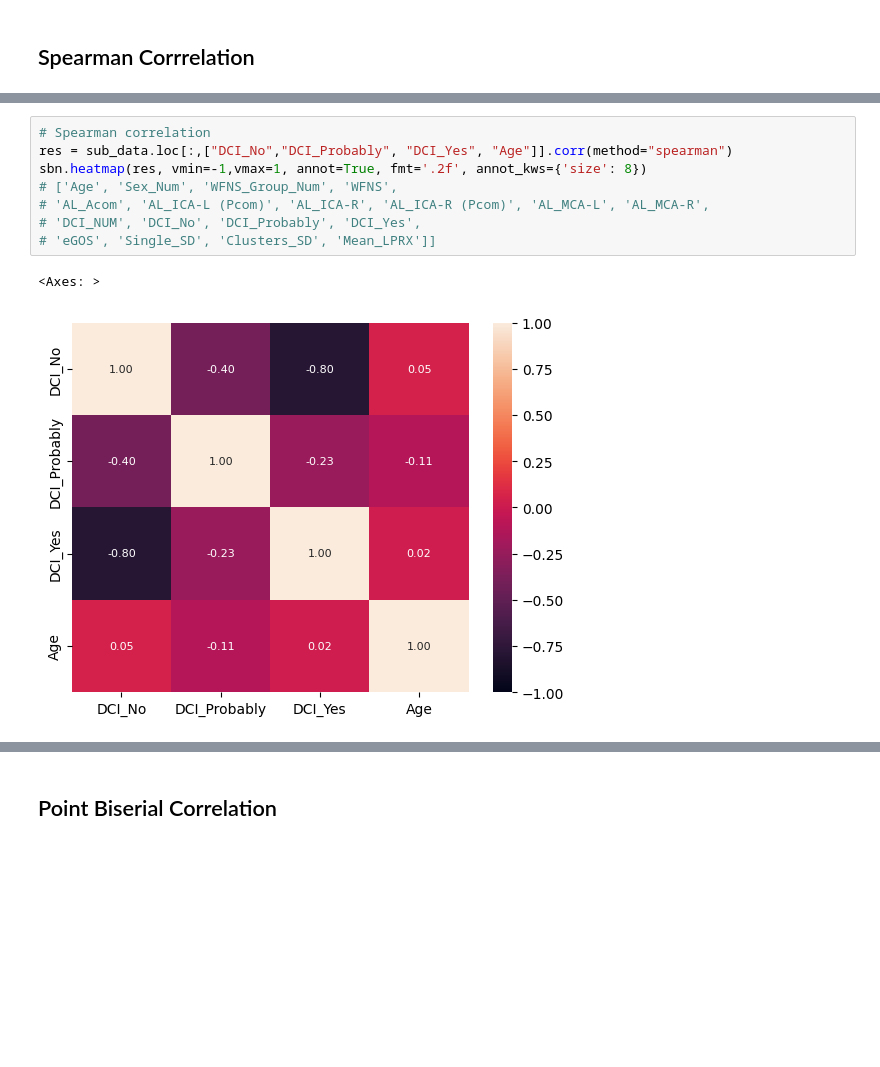
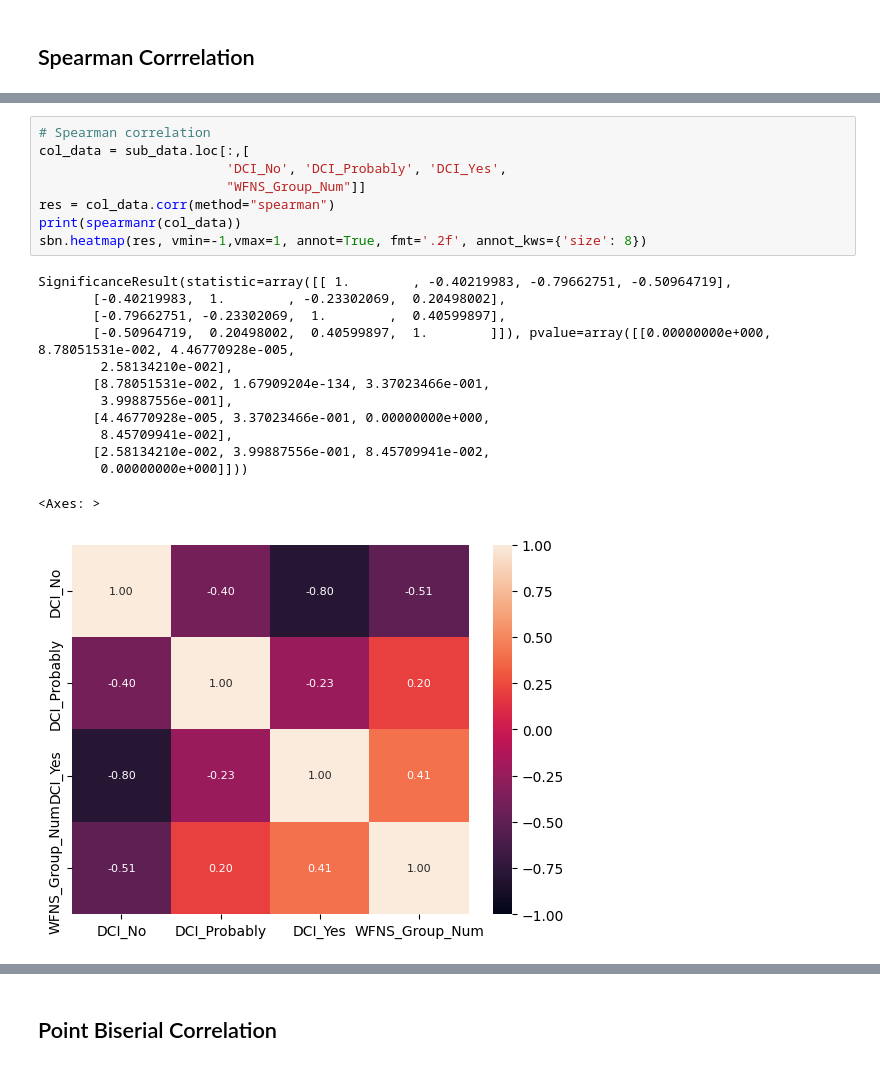
Before and after one commit to palolo02/ComputerVision, a Jupyter notebook: analysis.ipynb, the cells around one changed output, grey strips where cells are left out. Cells and saved outputs as stored; diff of their text form; blank space fills up the shorter version.

```diff
--- a/analysis.ipynb
+++ b/analysis.ipynb
@@ -183,11 +289,22 @@ eGOS vs Age : Statistic: -0.02, p-Value: 0.93
 # %%
 # Spearman correlation
-res = sub_data.loc[:,["DCI_No","DCI_Probably", "DCI_Yes", "Age"]].corr(method="spearman")
+col_data = sub_data.loc[:,[
+                        'DCI_No', 'DCI_Probably', 'DCI_Yes',
+                        "WFNS_Group_Num"]]
+res = col_data.corr(method="spearman")
+print(spearmanr(col_data))
 sbn.heatmap(res, vmin=-1,vmax=1, annot=True, fmt='.2f', annot_kws={'size': 8})
-# ['Age', 'Sex_Num', 'WFNS_Group_Num', 'WFNS',
-# 'AL_Acom', 'AL_ICA-L (Pcom)', 'AL_ICA-R', 'AL_ICA-R (Pcom)', 'AL_MCA-L', 'AL_MCA-R',
-# 'DCI_NUM', 'DCI_No', 'DCI_Probably', 'DCI_Yes',
-# 'eGOS', 'Single_SD', 'Clusters_SD', 'Mean_LPRX']]
 # %% [output]
-<Axes: >
+SignificanceResult(statistic=array([[ 1.        , -0.40219983, -0.79662751, -0.50964719],
+       [-0.40219983,  1.        , -0.23302069,  0.20498002],
+       [-0.79662751, -0.23302069,  1.        ,  0.40599897],
+       [-0.50964719,  0.20498002,  0.40599897,  1.        ]]), pvalue=array([[0.00000000e+000, 8.78051531e-002, 4.46770928e-005,
+        2.58134210e-002],
+       [8.78051531e-002, 1.67909204e-134, 3.37023466e-001,
+        3.99887556e-001],
+       [4.46770928e-005, 3.37023466e-001, 0.00000000e+000,
+        8.45709941e-002],
+       [2.58134210e-002, 3.99887556e-001, 8.45709941e-002,
+        0.00000000e+000]]))
+<Axes: >
-[figure, old version]
+[figure, new version]
```
Also changed, not shown: parts of 27 cells of this notebook.
